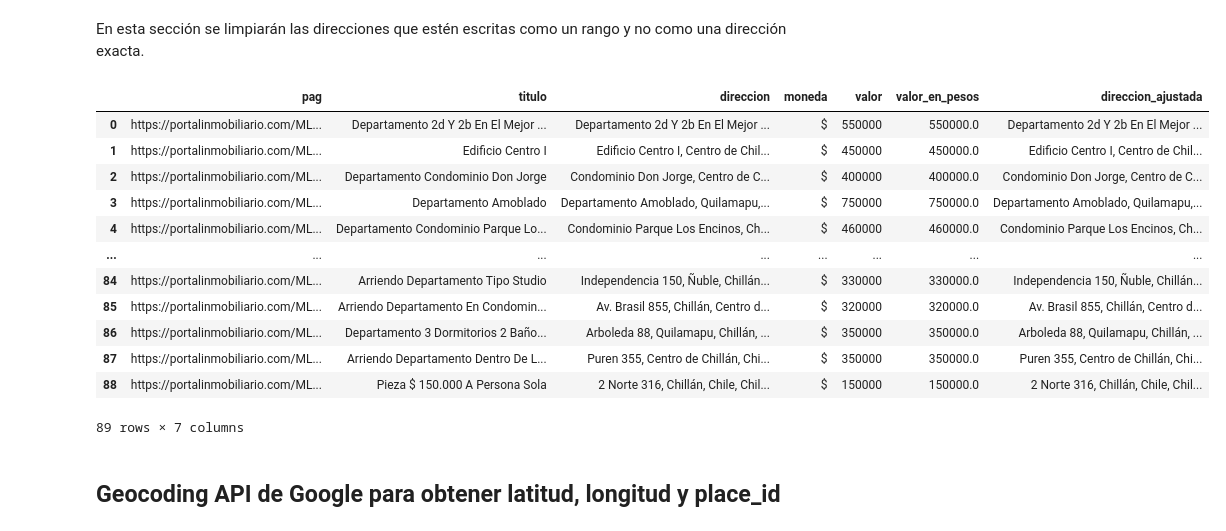
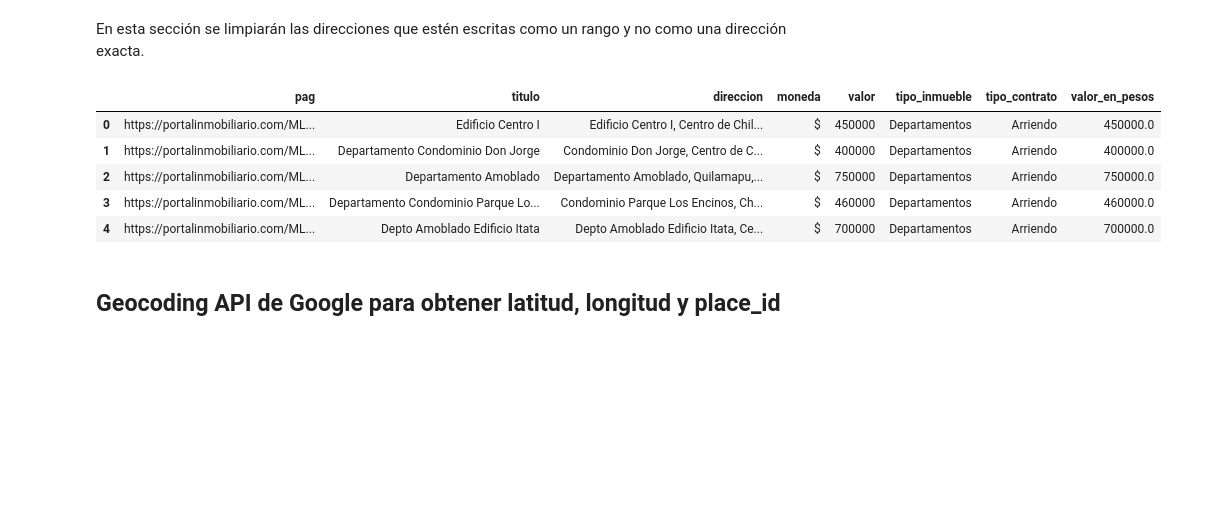
Before and after one commit to Kurt-Casteg/Proyecto_Almacenamiento, a Jupyter notebook: Trabajo_Final_ACD.ipynb, the cells around one changed output. Cells and saved outputs as stored; diff of their text form; code cells hidden in the pictures; blank space fills up the shorter version.

Commit message:
Agrega columnas tipo contrato y tipo inmueble y corre las querys

```diff
--- a/Trabajo_Final_ACD.ipynb
+++ b/Trabajo_Final_ACD.ipynb
@@ -322,7 +322,12 @@ def extraer_datos_departamentos(datos_departamentos, driver, wait):
 
             # Guardar en el diccionario
             if href not in dict_info:
-                dict_info[href] = {"titulo": titulo, "direccion": direccion, "moneda": moneda, "valor": valor}
+                dict_info[href] = { "titulo": titulo,
+                                    "direccion": direccion,
+                                    "moneda": moneda,
+                                    "valor": valor,
+                                    "tipo_inmueble": tipo_inmueble,
+                                    "tipo_contrato": tipo_contrato}
             else:
                 logging.warning(f"URL duplicada detectada: {href}")
 
@@ -331,7 +336,7 @@ def extraer_datos_departamentos(datos_departamentos, driver, wait):
             failed_urls.append(href)
         except Exception as e:
             logging.error(f"Error al procesar {href}: {e}")
-            dict_info[href] = {"titulo": "Error al obtener título", "direccion": "Error", "moneda": "Error", "valor": "Error"}
+            dict_info[href] = {"titulo": "Error al obtener título", "direccion": "Error", "moneda": "Error", "valor": "Error", "tipo_inmueble": "Error", "tipo_contrato": "Error"}
             failed_urls.append(href)
 
         # Pausa aleatoria para evitar bloqueo
@@ -345,7 +350,7 @@ def extraer_datos_departamentos(datos_departamentos, driver, wait):
 
     # Crear un DataFrame con los datos extraídos
     df = pd.DataFrame.from_dict(dict_info, orient='index').reset_index()
-    df.columns = ['pag', 'titulo', 'direccion', 'moneda', 'valor']
+    df.columns = ['pag', 'titulo', 'direccion', 'moneda', 'valor', 'tipo_inmueble', 'tipo_contrato']
 
     print("\nDatos extraídos desde portalinmobiliario")
     print(df)
@@ -476,23 +483,16 @@ def process_address(address):
     return address
 
 # Aplicar la función a la columna 'direccion'
-df['direccion_ajustada'] = df['direccion'].apply(process_address)
+df['direccion'] = df['direccion'].apply(process_address)
 # %%
-df
+df.head()
 # %% [output]
-|  | pag | titulo | direccion | moneda | valor | valor_en_pesos | direccion_ajustada |
-| 0 | https://portalinmobiliario.com/ML... | Departamento 2d Y 2b En El Mejor ... | Departamento 2d Y 2b En El Mejor ... | $ | 550000 | 550000.0 | Departamento 2d Y 2b En El Mejor ... |
-| 1 | https://portalinmobiliario.com/ML... | Edificio Centro I | Edificio Centro I, Centro de Chil... | $ | 450000 | 450000.0 | Edificio Centro I, Centro de Chil... |
-| 2 | https://portalinmobiliario.com/ML... | Departamento Condominio Don Jorge | Condominio Don Jorge, Centro de C... | $ | 400000 | 400000.0 | Condominio Don Jorge, Centro de C... |
-| 3 | https://portalinmobiliario.com/ML... | Departamento Amoblado | Departamento Amoblado, Quilamapu,... | $ | 750000 | 750000.0 | Departamento Amoblado, Quilamapu,... |
-| 4 | https://portalinmobiliario.com/ML... | Departamento Condominio Parque Lo... | Condominio Parque Los Encinos, Ch... | $ | 460000 | 460000.0 | Condominio Parque Los Encinos, Ch... |
-| ... | ... | ... | ... | ... | ... | ... | ... |
-| 84 | https://portalinmobiliario.com/ML... | Arriendo Departamento Tipo Studio | Independencia 150, Ñuble, Chillán... | $ | 330000 | 330000.0 | Independencia 150, Ñuble, Chillán... |
-| 85 | https://portalinmobiliario.com/ML... | Arriendo Departamento En Condomin... | Av. Brasil 855, Chillán, Centro d... | $ | 320000 | 320000.0 | Av. Brasil 855, Chillán, Centro d... |
-| 86 | https://portalinmobiliario.com/ML... | Departamento 3 Dormitorios 2 Baño... | Arboleda 88, Quilamapu, Chillán, ... | $ | 350000 | 350000.0 | Arboleda 88, Quilamapu, Chillán, ... |
-| 87 | https://portalinmobiliario.com/ML... | Arriendo Departamento Dentro De L... | Puren 355, Centro de Chillán, Chi... | $ | 350000 | 350000.0 | Puren 355, Centro de Chillán, Chi... |
-| 88 | https://portalinmobiliario.com/ML... | Pieza $ 150.000 A Persona Sola | 2 Norte 316, Chillán, Chile, Chil... | $ | 150000 | 150000.0 | 2 Norte 316, Chillán, Chile, Chil... |
+|  | pag | titulo | direccion | moneda | valor | tipo_inmueble | tipo_contrato | valor_en_pesos |
+| 0 | https://portalinmobiliario.com/ML... | Edificio Centro I | Edificio Centro I, Centro de Chil... | $ | 450000 | Departamentos | Arriendo | 450000.0 |
+| 1 | https://portalinmobiliario.com/ML... | Departamento Condominio Don Jorge | Condominio Don Jorge, Centro de C... | $ | 400000 | Departamentos | Arriendo | 400000.0 |
+| 2 | https://portalinmobiliario.com/ML... | Departamento Amoblado | Departamento Amoblado, Quilamapu,... | $ | 750000 | Departamentos | Arriendo | 750000.0 |
+| 3 | https://portalinmobiliario.com/ML... | Departamento Condominio Parque Lo... | Condominio Parque Los Encinos, Ch... | $ | 460000 | Departamentos | Arriendo | 460000.0 |
+| 4 | https://portalinmobiliario.com/ML... | Depto Amoblado Edificio Itata | Depto Amoblado Edificio Itata, Ce... | $ | 700000 | Departamentos | Arriendo | 700000.0 |
-89 rows × 7 columns
 # %% [markdown]
 ## Geocoding API de Google para obtener latitud, longitud y place_id
 # %% [markdown]
```
Also changed, not shown: parts of 16 cells of this notebook, 1 other file.
